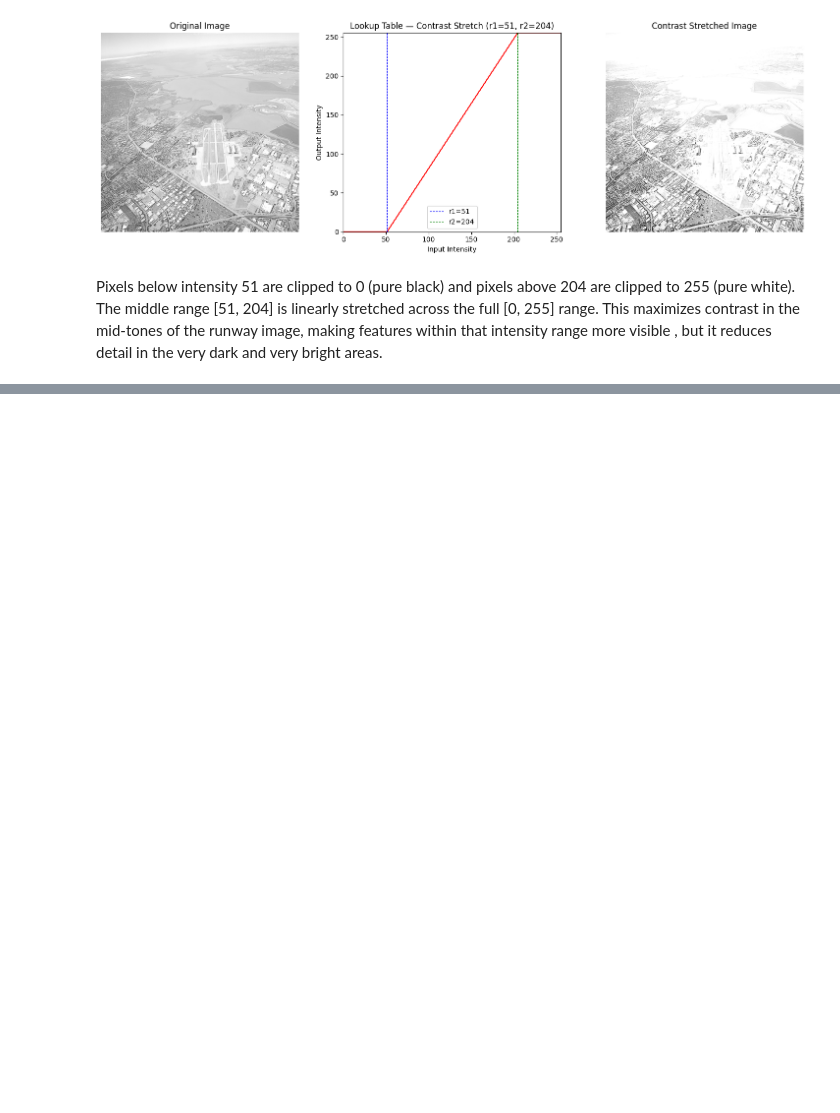
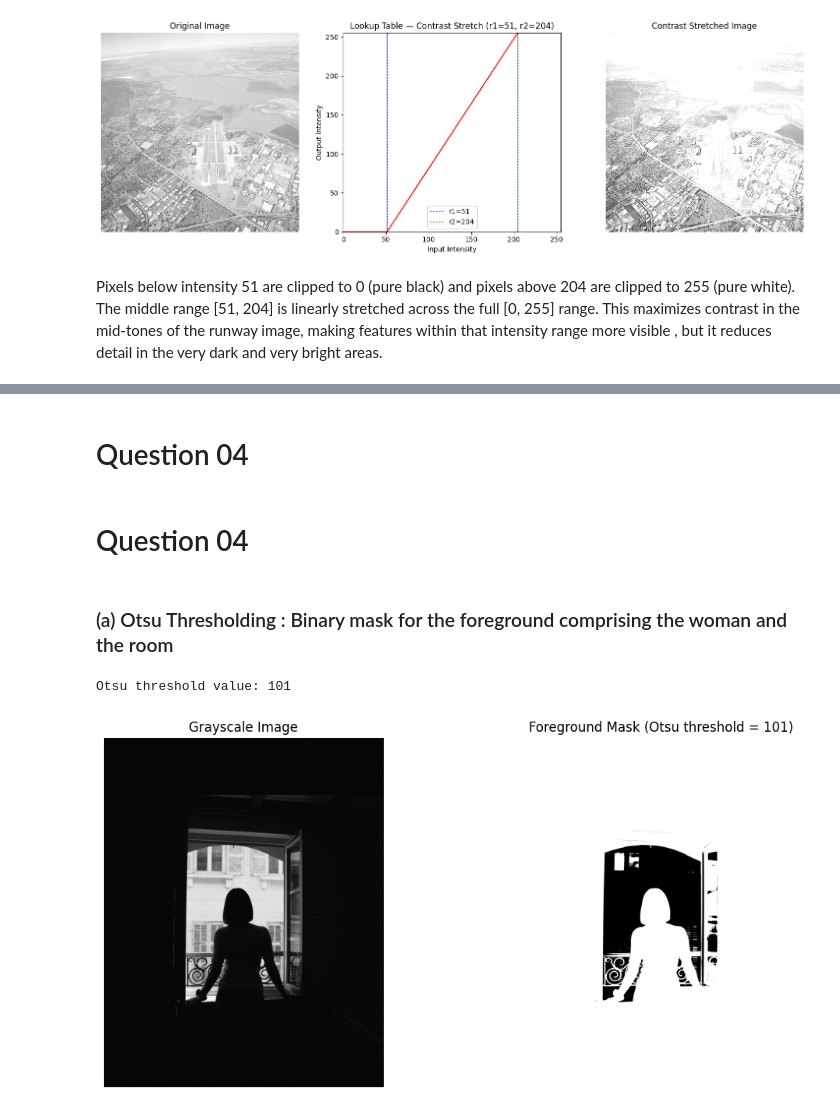
Before and after one commit to GayaaniD/computer-vision-assignment, a Jupyter notebook: Assignment1/Assignment1_Answer.ipynb, the cells around one changed output, grey strips where cells are left out. Saved outputs shown, nothing was run; the diff lists cells and outputs as text; code cells hidden in the pictures; blank space fills up the shorter version.

```diff
--- a/Assignment1/Assignment1_Answer.ipynb
+++ b/Assignment1/Assignment1_Answer.ipynb
@@ -112,0 +229,30 @@ Pixels below intensity 51 are clipped to 0 (pure black) and pixels above 204 are
+# %% [markdown]
+# Question 04
+# %% [markdown]
+# Question 04
+# %% [markdown]
+### (a) Otsu Thresholding : Binary mask for the foreground comprising the woman and the room
+# %%
+import cv2 as cv
+import numpy as np
+import matplotlib.pyplot as plt
+
+img = cv.imread('woman_standing.jpg')
+assert img is not None, 'Image not found.'
+
+f = cv.cvtColor(img, cv.COLOR_BGR2GRAY)# Convert to grayscale
+ret, mask = cv.threshold(f, 0, 255, cv.THRESH_BINARY_INV + cv.THRESH_OTSU)# Otsu thresholding : dark pixels (woman + room) = 255 (foreground), bright pixels (window/sky) = 0 (background)
+print(f'Otsu threshold value: {int(ret)}')
+
+fig, ax = plt.subplots(1, 2, figsize=(12, 5))
+ax[0].imshow(f, cmap='gray', vmin=0, vmax=255)
+ax[0].set_title('Grayscale Image')
+ax[0].axis('off')
+ax[1].imshow(mask, cmap='gray', vmin=0, vmax=255)
+ax[1].set_title(f'Foreground Mask (Otsu threshold = {int(ret)})')
+ax[1].axis('off')
+plt.tight_layout()
+plt.show()
+# %% [output]
+Otsu threshold value: 101
+[figure, added]
```
Also changed, not shown: parts of 24 cells of this notebook, 4 other files.
